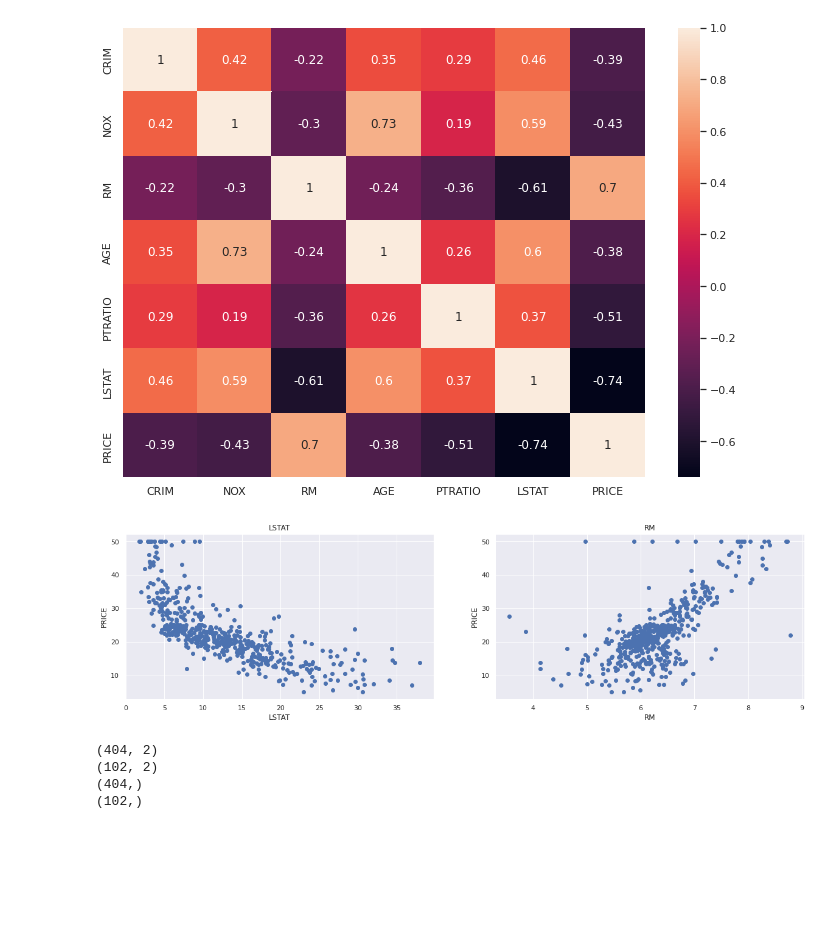
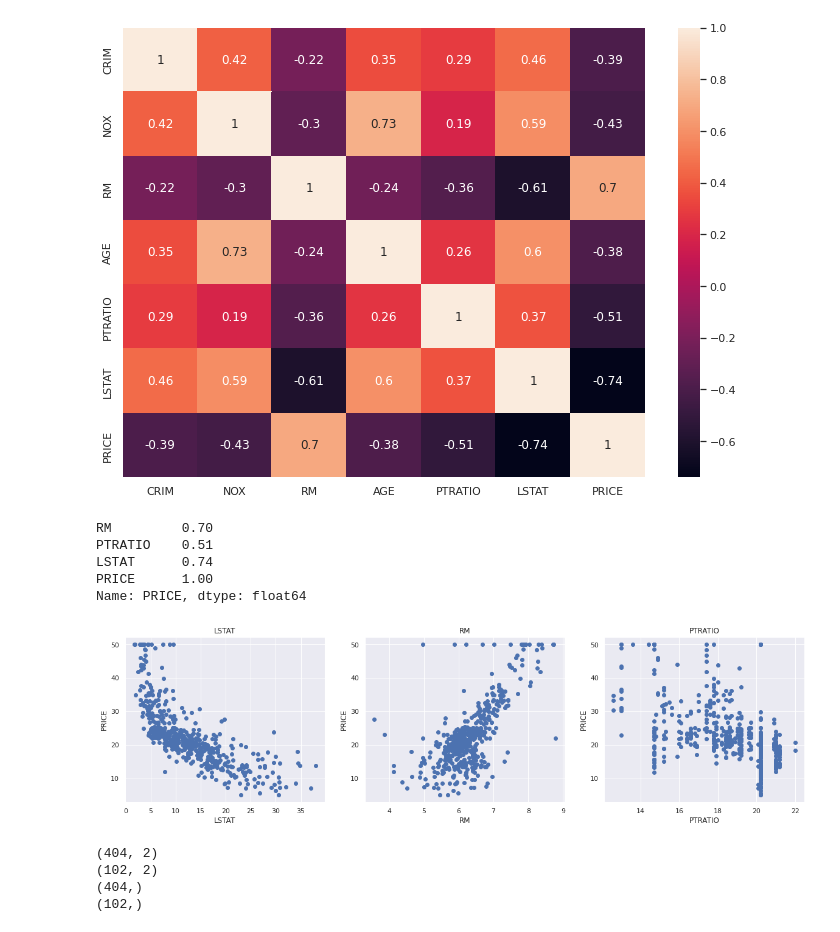
Before and after one commit to vjbarayuga/Week6-Regression_Models, a Jupyter notebook: BostonRegressionMetrics.ipynb, the cells around one changed output. Drawn from its saved outputs; the diff is of its cells as text; code cells hidden in the pictures; blank space fills up the shorter version.

```diff
--- a/BostonRegressionMetrics.ipynb
+++ b/BostonRegressionMetrics.ipynb
@@ -76,21 +76,33 @@ sns.heatmap(data=correlation_matrix, annot=True)
 # %% [output]
 <matplotlib.axes._subplots.AxesSubplot at 0x...>
 [figure]
+# %%
+#Correlation with output variable
+target = abs(correlation_matrix["PRICE"])
+#Selecting highly correlated features
+features = target[target>=0.5]
+features
+# %% [output]
+RM         0.70
+PTRATIO    0.51
+LSTAT      0.74
+PRICE      1.00
+Name: PRICE, dtype: float64
 # %%
 plt.figure(figsize=(20, 5))
 
-features = ['LSTAT', 'RM']
+features = ['LSTAT', 'RM', 'PTRATIO']
 target = boston['PRICE']
 
 for i, col in enumerate(features):
     plt.subplot(1, len(features) , i+1)
     x = boston[col]
     y = target
     plt.scatter(x, y, marker='o')
     plt.title(col)
     plt.xlabel(col)
     plt.ylabel('PRICE')
 # %% [output]
-[figure, old version]
+[figure, new version]
 # %%
 X = pd.DataFrame(np.c_[boston['LSTAT'], boston['RM']], columns = ['LSTAT','RM'])
```
Also changed, not shown: parts of 5 cells of this notebook.
